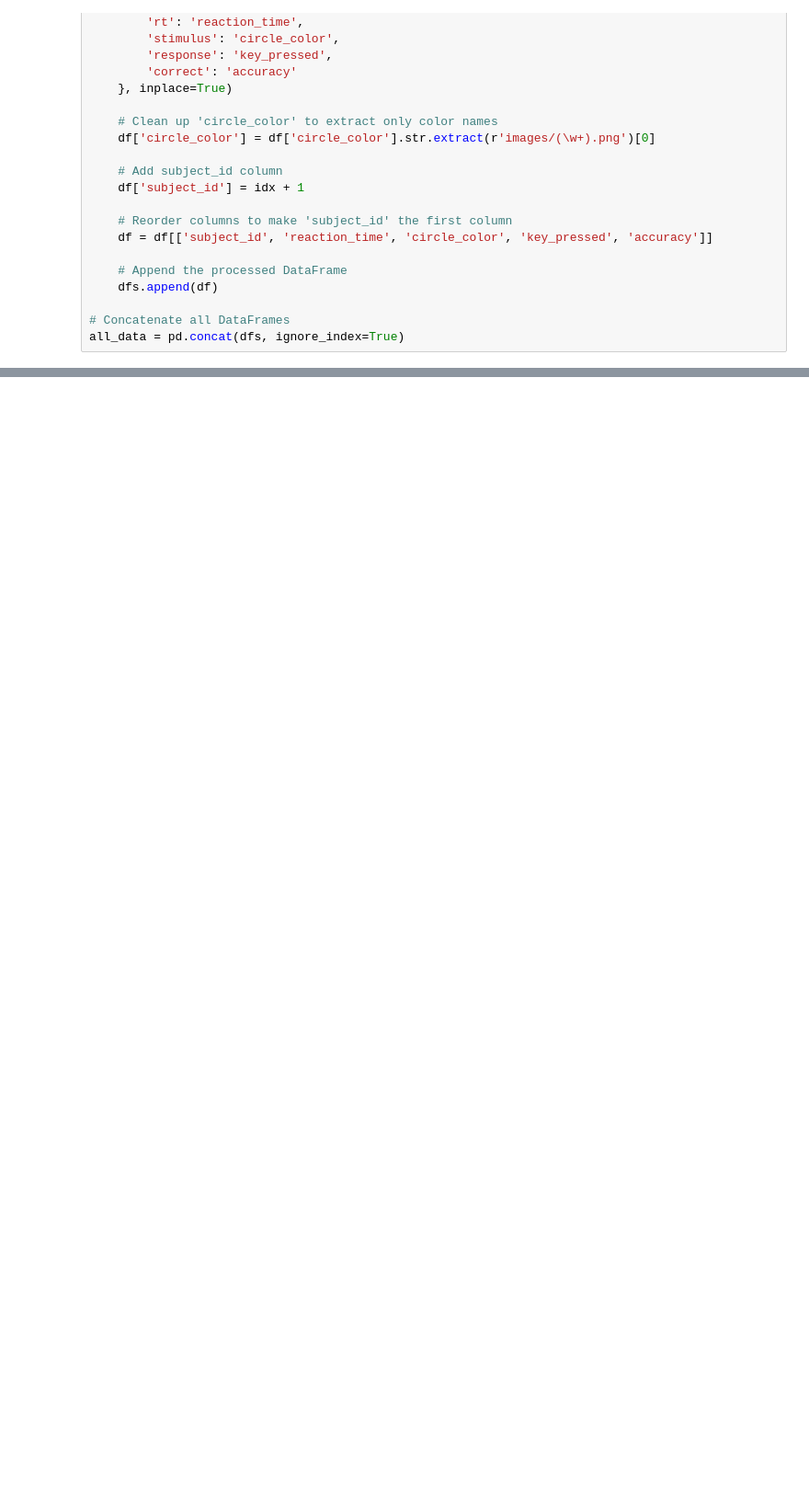
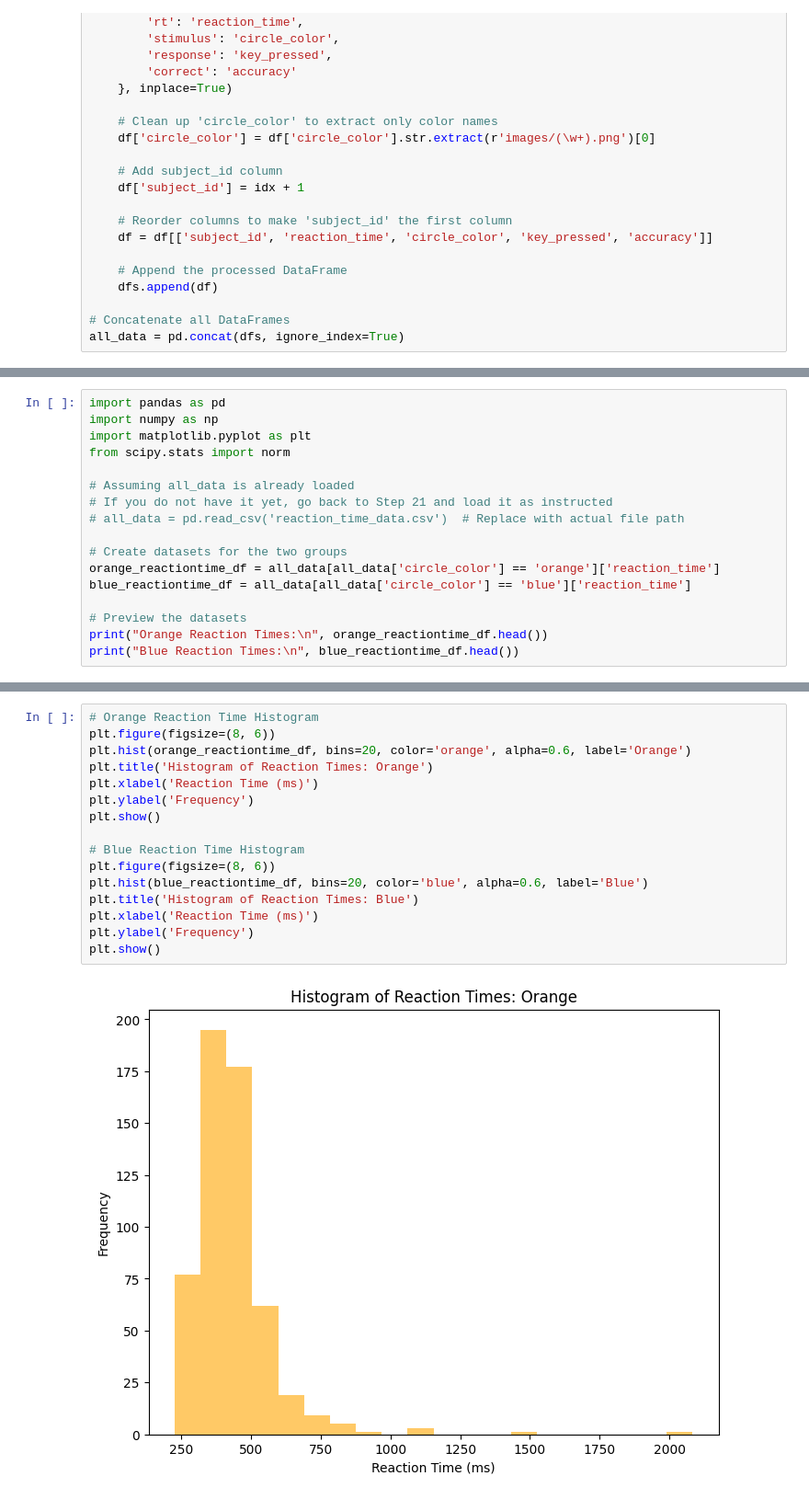
Before and after one commit to trentwirth/trentwirth.github.io, a Jupyter notebook: 3010/demo_files/analyze.ipynb, the cells around one changed output, grey strips where cells are left out. Shown at 92% size. Drawn from its saved outputs; the diff is of its cells as text; blank space fills up the shorter version.

```diff
--- a/3010/demo_files/analyze.ipynb
+++ b/3010/demo_files/analyze.ipynb
@@ -62,0 +63,17 @@ all_data.head()
+# %%
+import pandas as pd
+import numpy as np
+import matplotlib.pyplot as plt
+from scipy.stats import norm
+
+# Assuming all_data is already loaded
+# If you do not have it yet, go back to Step 21 and load it as instructed
+# all_data = pd.read_csv('reaction_time_data.csv')  # Replace with actual file path
+
+# Create datasets for the two groups
+orange_reactiontime_df = all_data[all_data['circle_color'] == 'orange']['reaction_time']
+blue_reactiontime_df = all_data[all_data['circle_color'] == 'blue']['reaction_time']
+
+# Preview the datasets
+print("Orange Reaction Times:\n", orange_reactiontime_df.head())
+print("Blue Reaction Times:\n", blue_reactiontime_df.head())
@@ -62,0 +95,18 @@ all_data.head()
+# %%
+# Orange Reaction Time Histogram
+plt.figure(figsize=(8, 6))
+plt.hist(orange_reactiontime_df, bins=20, color='orange', alpha=0.6, label='Orange')
+plt.title('Histogram of Reaction Times: Orange')
+plt.xlabel('Reaction Time (ms)')
+plt.ylabel('Frequency')
+plt.show()
+
+# Blue Reaction Time Histogram
+plt.figure(figsize=(8, 6))
+plt.hist(blue_reactiontime_df, bins=20, color='blue', alpha=0.6, label='Blue')
+plt.title('Histogram of Reaction Times: Blue')
+plt.xlabel('Reaction Time (ms)')
+plt.ylabel('Frequency')
+plt.show()
+# %% [output]
+[figure, added]
```
Also changed, not shown: parts of 9 cells of this notebook, 3 other files.
